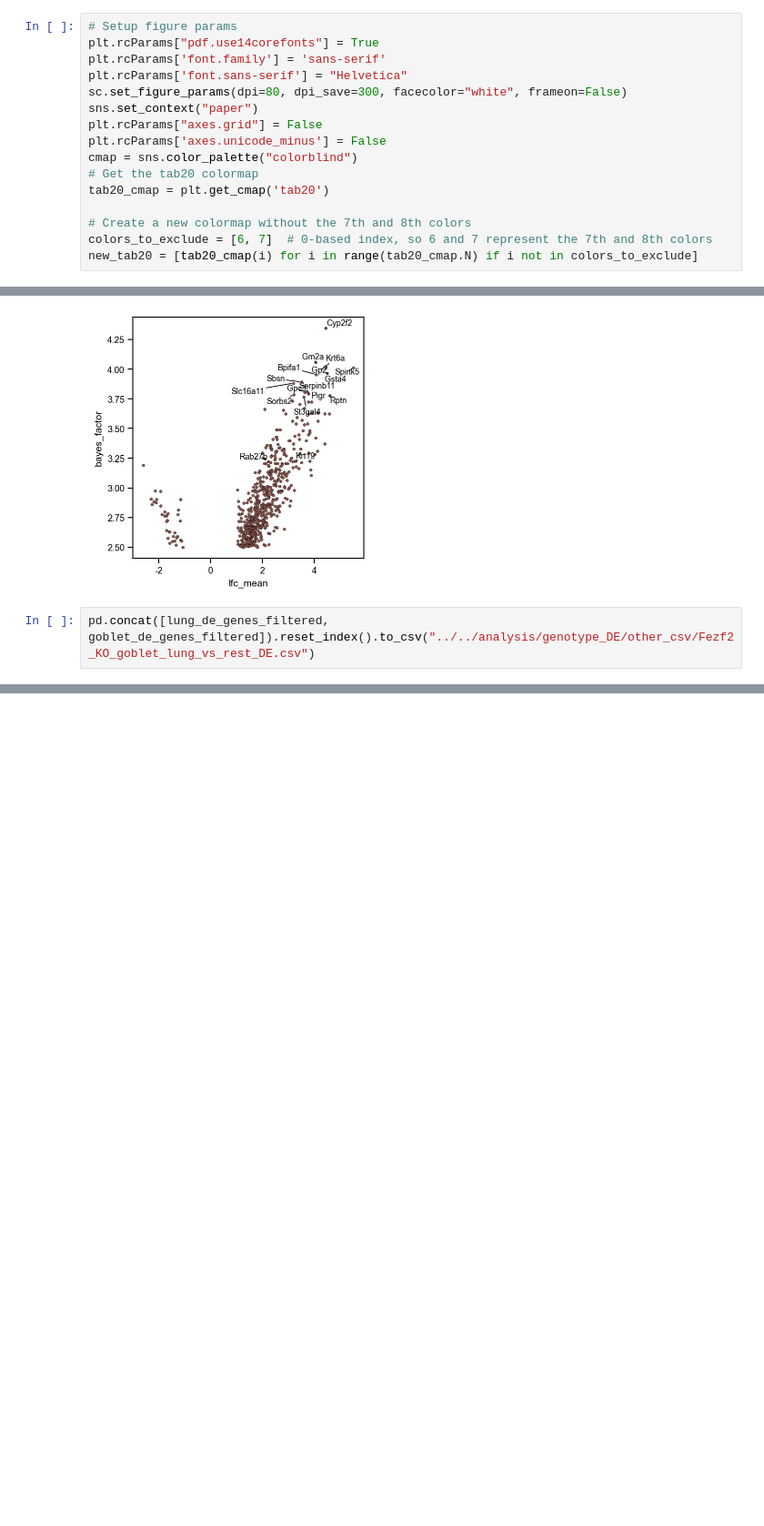
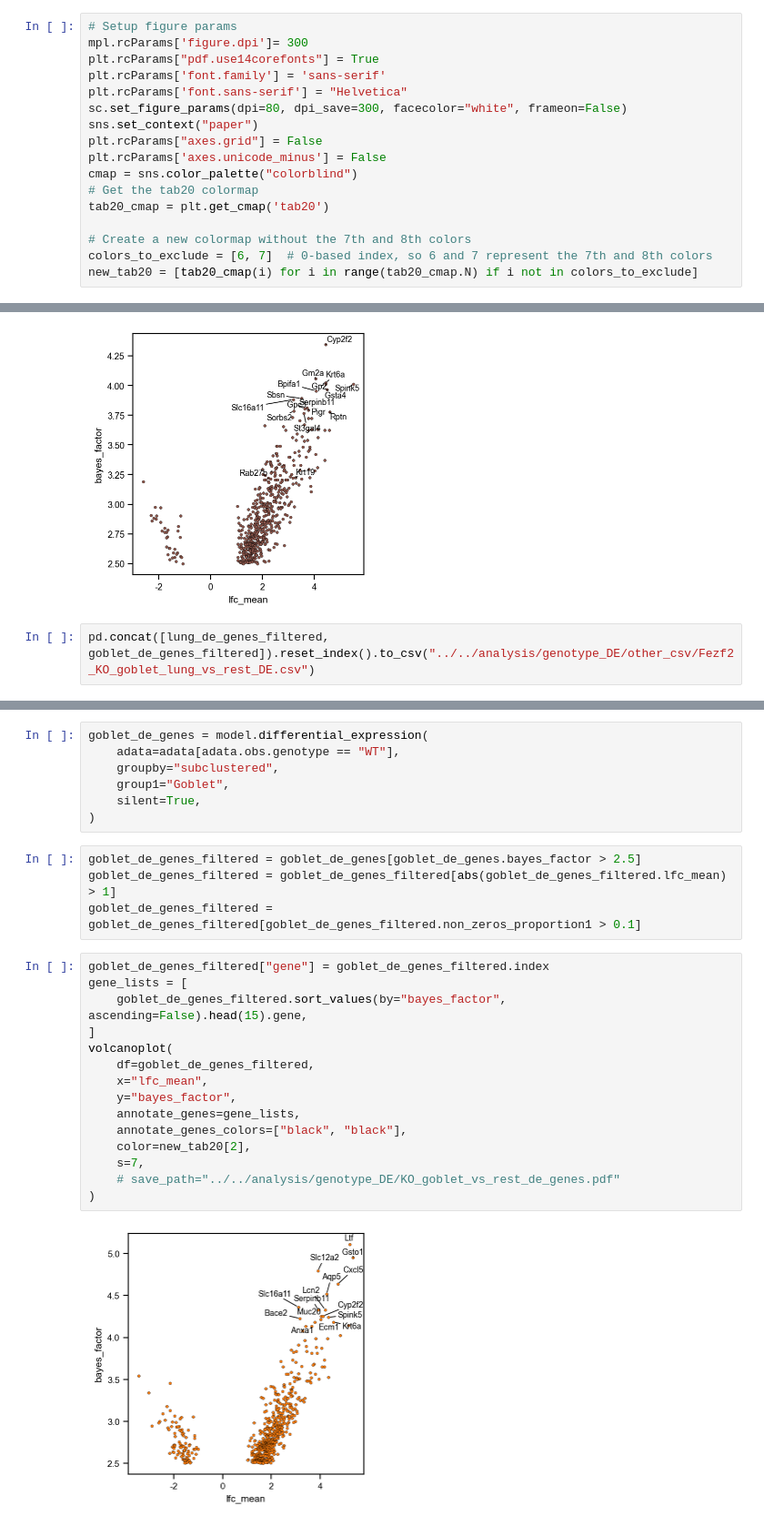
Before and after one commit to j-germino/fezf2-thymus, a Jupyter notebook: code/scRNA-seq/7_DE_genes.ipynb, the cells around one changed output, grey strips where cells are left out. Shown at 91% size. Drawn from its saved outputs; the diff is of its cells as text; blank space fills up the shorter version.

```diff
--- a/code/scRNA-seq/7_DE_genes.ipynb
+++ b/code/scRNA-seq/7_DE_genes.ipynb
@@ -30,6 +34,7 @@ scvi.settings.verbosity = logging.WARNING
 Global seed set to 0
 # %%
 # Setup figure params
+mpl.rcParams['figure.dpi']= 300
 plt.rcParams["pdf.use14corefonts"] = True
 plt.rcParams['font.family'] = 'sans-serif'
 plt.rcParams['font.sans-serif'] = "Helvetica"
@@ -1019,0 +1025,28 @@ pd.concat([lung_de_genes_filtered, goblet_de_genes_filtered]).reset_index().to_c
+# %%
+goblet_de_genes = model.differential_expression(
+    adata=adata[adata.obs.genotype == "WT"],
+    groupby="subclustered",
+    group1="Goblet",
+    silent=True,
+)
+# %%
+goblet_de_genes_filtered = goblet_de_genes[goblet_de_genes.bayes_factor > 2.5]
+goblet_de_genes_filtered = goblet_de_genes_filtered[abs(goblet_de_genes_filtered.lfc_mean) > 1]
+goblet_de_genes_filtered = goblet_de_genes_filtered[goblet_de_genes_filtered.non_zeros_proportion1 > 0.1]
+# %%
+goblet_de_genes_filtered["gene"] = goblet_de_genes_filtered.index
+gene_lists = [
+    goblet_de_genes_filtered.sort_values(by="bayes_factor", ascending=False).head(15).gene,
+]
+volcanoplot(
+    df=goblet_de_genes_filtered,
+    x="lfc_mean",
+    y="bayes_factor",
+    annotate_genes=gene_lists,
+    annotate_genes_colors=["black", "black"],
+    color=new_tab20[2],
+    s=7,
+    # save_path="../../analysis/genotype_DE/KO_goblet_vs_rest_de_genes.pdf"
+)
+# %% [output]
+[figure, added]
```
Also changed, not shown: parts of 12 cells of this notebook, 5 other files.
